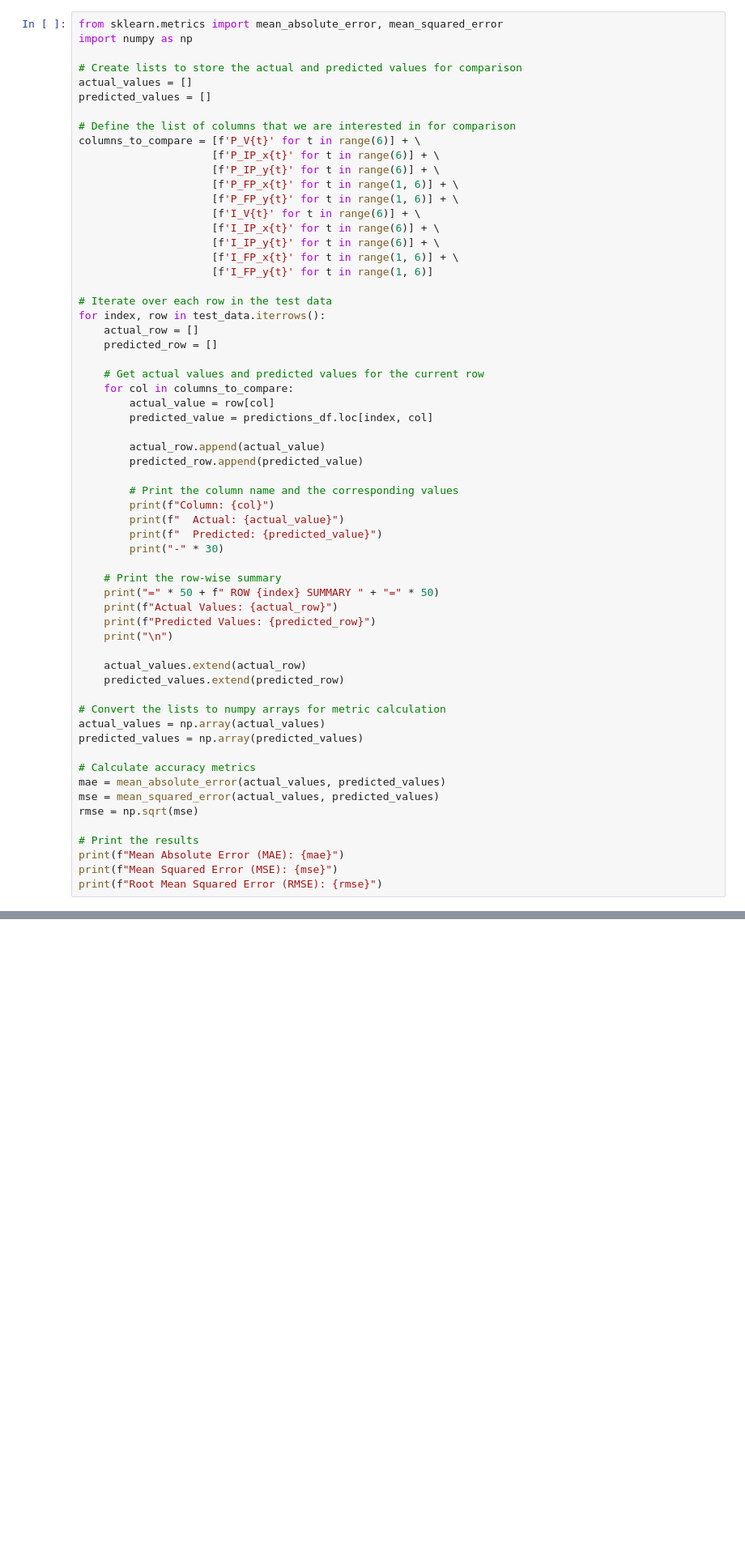
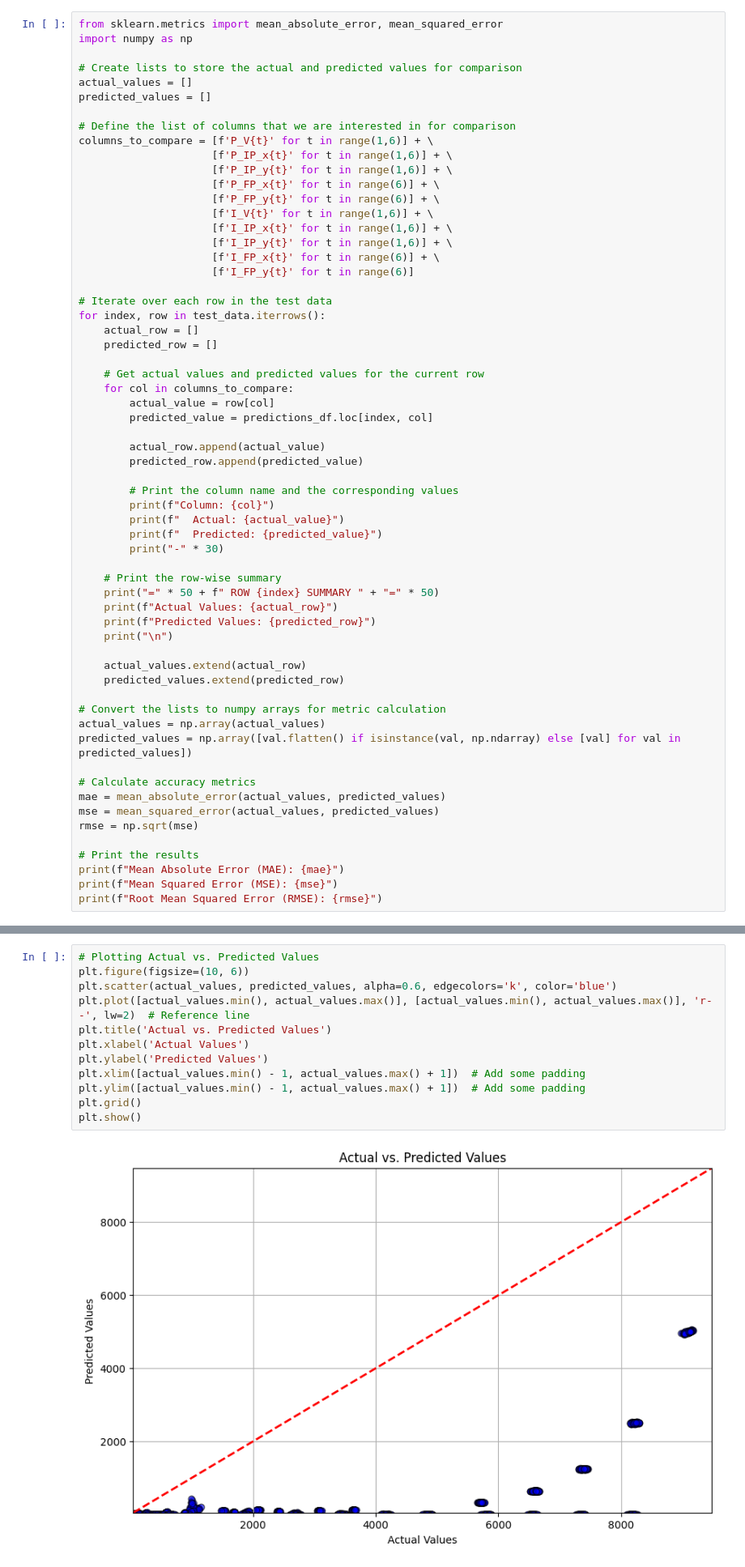
Before and after one commit to SuvarnPillay/Research-Project, a Jupyter notebook: PHASE_4/code/3 - learned_model_imperfect_info.ipynb, the cells around one changed output, grey strips where cells are left out. Shown at 81% size. Drawn from its saved outputs; the diff is of its cells as text; blank space fills up the shorter version.

```diff
--- a/PHASE_4/code/3 - learned_model_imperfect_info.ipynb
+++ b/PHASE_4/code/3 - learned_model_imperfect_info.ipynb
@@ -504,16 +535,16 @@ actual_values = []
 predicted_values = []
 
 # Define the list of columns that we are interested in for comparison
-columns_to_compare = [f'P_V{t}' for t in range(6)] + \
-                     [f'P_IP_x{t}' for t in range(6)] + \
-                     [f'P_IP_y{t}' for t in range(6)] + \
-                     [f'P_FP_x{t}' for t in range(1, 6)] + \
-                     [f'P_FP_y{t}' for t in range(1, 6)] + \
-                     [f'I_V{t}' for t in range(6)] + \
-                     [f'I_IP_x{t}' for t in range(6)] + \
-                     [f'I_IP_y{t}' for t in range(6)] + \
-                     [f'I_FP_x{t}' for t in range(1, 6)] + \
-                     [f'I_FP_y{t}' for t in range(1, 6)]
+columns_to_compare = [f'P_V{t}' for t in range(1,6)] + \
+                     [f'P_IP_x{t}' for t in range(1,6)] + \
+                     [f'P_IP_y{t}' for t in range(1,6)] + \
+                     [f'P_FP_x{t}' for t in range(6)] + \
+                     [f'P_FP_y{t}' for t in range(6)] + \
+                     [f'I_V{t}' for t in range(1,6)] + \
+                     [f'I_IP_x{t}' for t in range(1,6)] + \
+                     [f'I_IP_y{t}' for t in range(1,6)] + \
+                     [f'I_FP_x{t}' for t in range(6)] + \
+                     [f'I_FP_y{t}' for t in range(6)]
 
 # Iterate over each row in the test data
 for index, row in test_data.iterrows():
@@ -545,7 +576,7 @@ for index, row in test_data.iterrows():
 
 # Convert the lists to numpy arrays for metric calculation
 actual_values = np.array(actual_values)
-predicted_values = np.array(predicted_values)
+predicted_values = np.array([val.flatten() if isinstance(val, np.ndarray) else [val] for val in predicted_values])
 
 # Calculate accuracy metrics
 mae = mean_absolute_error(actual_values, predicted_values)
@@ -576,0 +608,14 @@ Predicted Values: [np.float64(19.99290780416882), np.float64(254.30569652904904)
+# %%
+# Plotting Actual vs. Predicted Values
+plt.figure(figsize=(10, 6))
+plt.scatter(actual_values, predicted_values, alpha=0.6, edgecolors='k', color='blue')
+plt.plot([actual_values.min(), actual_values.max()], [actual_values.min(), actual_values.max()], 'r--', lw=2)  # Reference line
+plt.title('Actual vs. Predicted Values')
+plt.xlabel('Actual Values')
+plt.ylabel('Predicted Values')
+plt.xlim([actual_values.min() - 1, actual_values.max() + 1])  # Add some padding
+plt.ylim([actual_values.min() - 1, actual_values.max() + 1])  # Add some padding
+plt.grid()
+plt.show()
+# %% [output]
+[figure, added]
```
Also changed, not shown: parts of 3 cells of this notebook.
